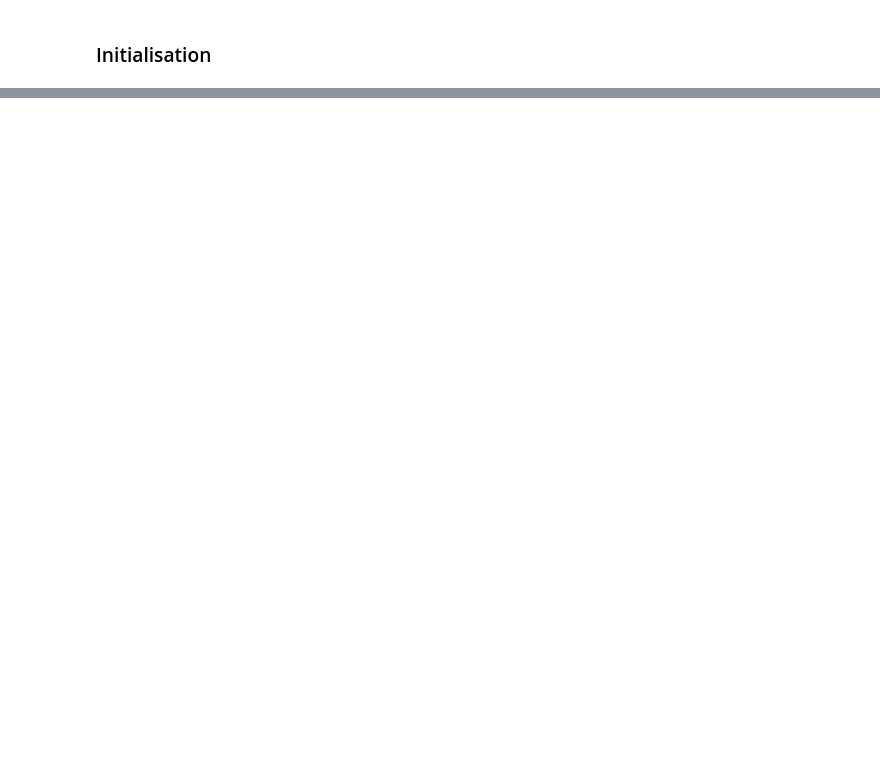
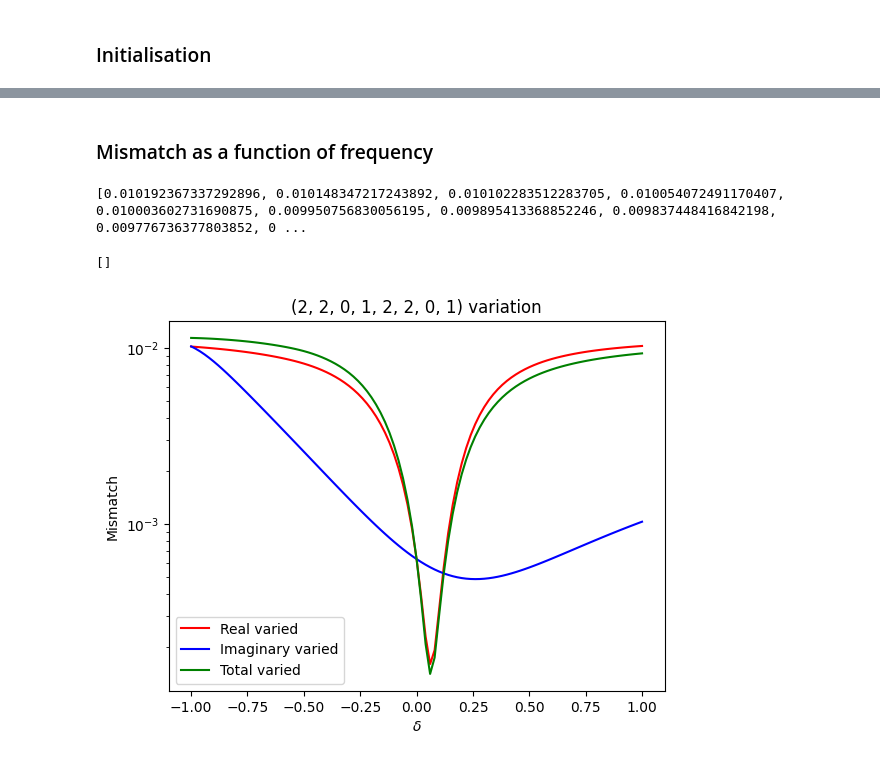
Before and after one commit to Richardvnd/qnmfitsrd, a Jupyter notebook: quadratic_multimode_fit.ipynb, the cells around one changed output, grey strips where cells are left out. Cells and saved outputs as stored; diff of their text form; code cells hidden in the pictures; blank space fills up the shorter version.

```diff
--- a/quadratic_multimode_fit.ipynb
+++ b/quadratic_multimode_fit.ipynb
@@ -128,0 +142,79 @@ plt.semilogy()
+# %% [markdown]
+### Mismatch as a function of frequency
+# %%
+modes = [(l,m,n,1) for l in range(2,9) for m in range (-l,l) for n in range(3+1)] + [(2,2,0,1,2,2,0,1)]
+
+delta = 1
+mode_choice = -1
+
+frequencies = np.array(qnm.omega_list(modes, sim.chif_mag, sim.Mf))
+deltas = np.linspace(-delta, delta, 101)
+
+best_fit_r_data = []
+best_fit_i_data = []
+best_fit_b_data = []
+
+for delta in deltas:
+
+    frequency_range_real = np.real(frequencies.copy())
+    frequency_range_imag = np.imag(frequencies.copy())
+
+    frequency_range_real[mode_choice] = frequency_range_real[mode_choice]*(1 + delta)
+    frequency_range_imag[mode_choice] = frequency_range_imag[mode_choice]*(1 + delta)
+
+    omega_vary_real = frequency_range_real + 1j * np.imag(frequencies)
+    omega_vary_imag = np.real(frequencies) + 1j * frequency_range_imag
+    omega_vary_both = frequency_range_real + 1j * frequency_range_imag
+
+    best_fit_r = qnmfits.multimode_ringdown_fit(
+        sim.times,
+        sim.h,
+        modes,
+        Mf=sim.Mf,
+        chif=sim.chif_mag,
+        t0=0,
+        frequencies=omega_vary_real,
+        spherical_modes=[(4,4)],
+    )
+
+    best_fit_i = qnmfits.multimode_ringdown_fit(
+        sim.times,
+        sim.h,
+        modes,
+        Mf=sim.Mf,
+        chif=sim.chif_mag,
+        t0=0,
+        frequencies=omega_vary_imag,
+        spherical_modes=[(4,4)],
+    )
+
+    best_fit_b = qnmfits.multimode_ringdown_fit(
+        sim.times,
+        sim.h,
+        modes,
+        Mf=sim.Mf,
+        chif=sim.chif_mag,
+        t0=0,
+        frequencies=omega_vary_both,
+        spherical_modes=[(4,4)],
+    )
+
+    best_fit_r_data.append(abs(best_fit_r['mismatch']))
+    best_fit_i_data.append(abs(best_fit_i['mismatch']))
+    best_fit_b_data.append(abs(best_fit_b['mismatch']))
+
+print(best_fit_r_data)
+
+plt.plot(deltas, best_fit_r_data, color='r')
+plt.plot(deltas, best_fit_i_data, color='b')
+plt.plot(deltas, best_fit_b_data, color='g')
+
+plt.xlabel('$\delta$')
+plt.ylabel('Mismatch')
+plt.legend(['Real varied', 'Imaginary varied', 'Total varied'])
+plt.title(f"{modes[mode_choice]} variation")
+plt.semilogy()
+# %% [output]
+[0.010192367337292896, 0.010148347217243892, 0.010102283512283705, 0.010054072491170407, 0.010003602731690875, 0.009950756830056195, 0.009895413368852246, 0.009837448416842198, 0.009776736377803852, 0 ...
+[]
+[figure, added]
```
Also changed, not shown: parts of 17 cells of this notebook, 4 other files.
